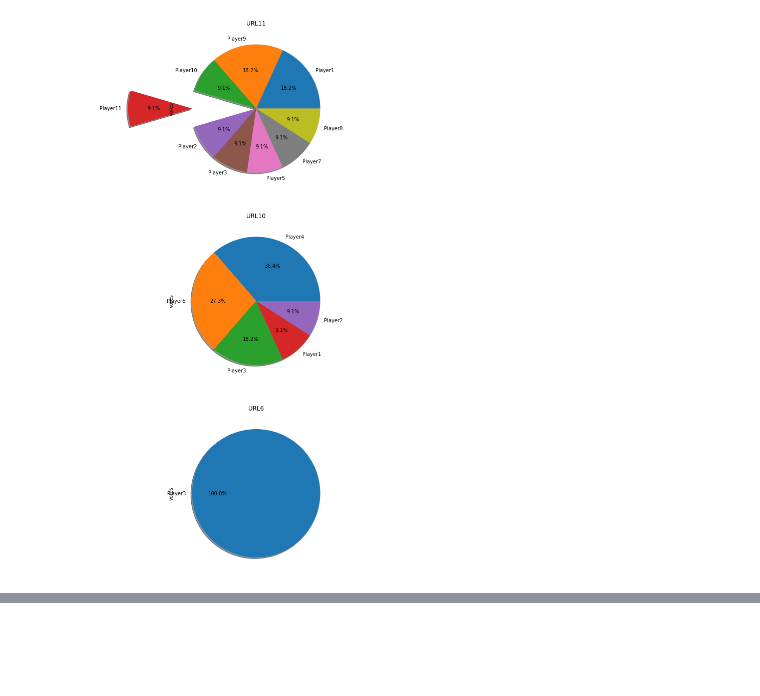
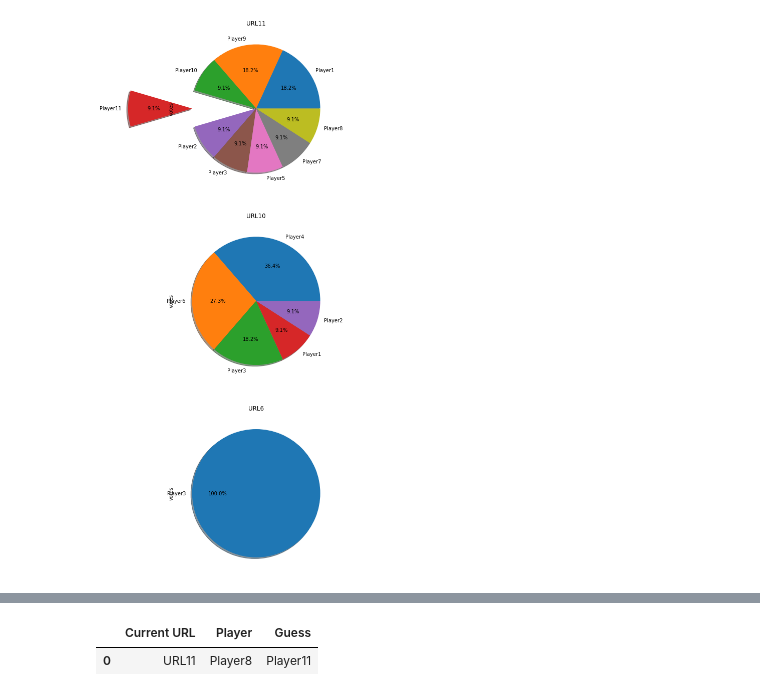
Before and after one commit to NLeSC/balconaz, a Jupyter notebook: notebooks/analysis.ipynb, the cells around one changed output, grey strips where cells are left out. Drawn from its saved outputs; the diff is of its cells as text; code cells hidden in the pictures; blank space fills up the shorter version.

Commit message:
intersection to get correct guesses

```diff
--- a/notebooks/analysis.ipynb
+++ b/notebooks/analysis.ipynb
@@ -136,2 +131,16 @@ intersected_df
+# %%
+#FIXME: this is not pretty
+
+# Correct guesses
+correct_guess_df = pd.merge(df_raw,df2_raw, how='inner', left_on=['Current URL', 'Guess'], right_on=['URL','Player'])
+#correct_guess_df = set(df_player_guess['Guess','URL']).intersection(set(df2_raw['Player','URL']))
+#correct_guess_df = df_raw[['Current URL','Guess']].isin(df2_raw[['Player', 'URL']])
+del correct_guess_df['Player_y']
+del correct_guess_df['URL']
+correct_guess_df.rename(columns = {'Player_x':'Player'}, inplace = True)
+correct_guess_df
+# %% [output]
+|  | Current URL | Player | Guess |
+| 0 | URL11 | Player8 | Player11 |
 # %%
 # Correct guesses per player
```
Also changed, not shown: parts of 5 cells of this notebook.
